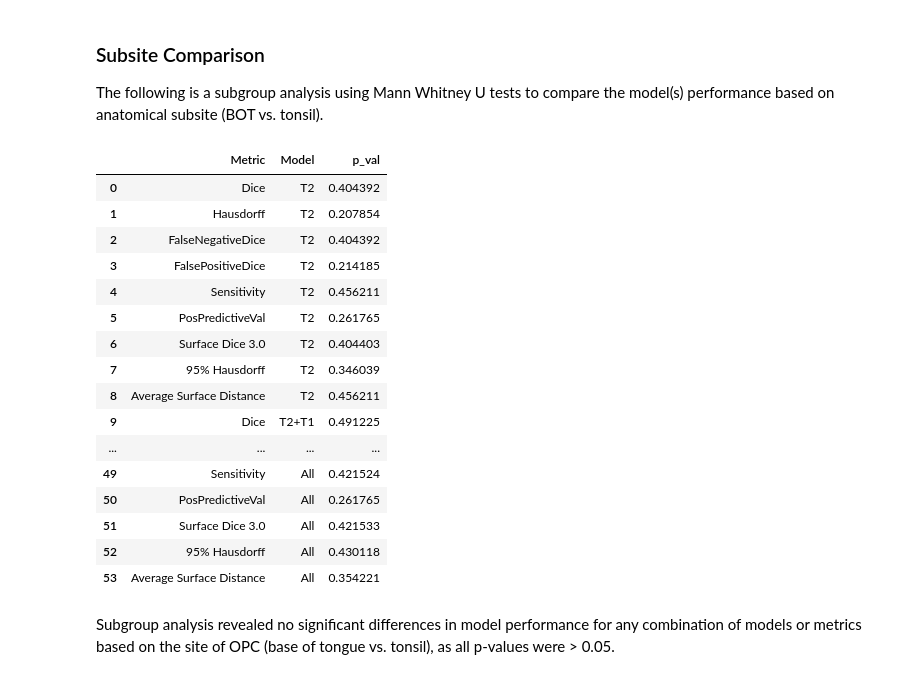
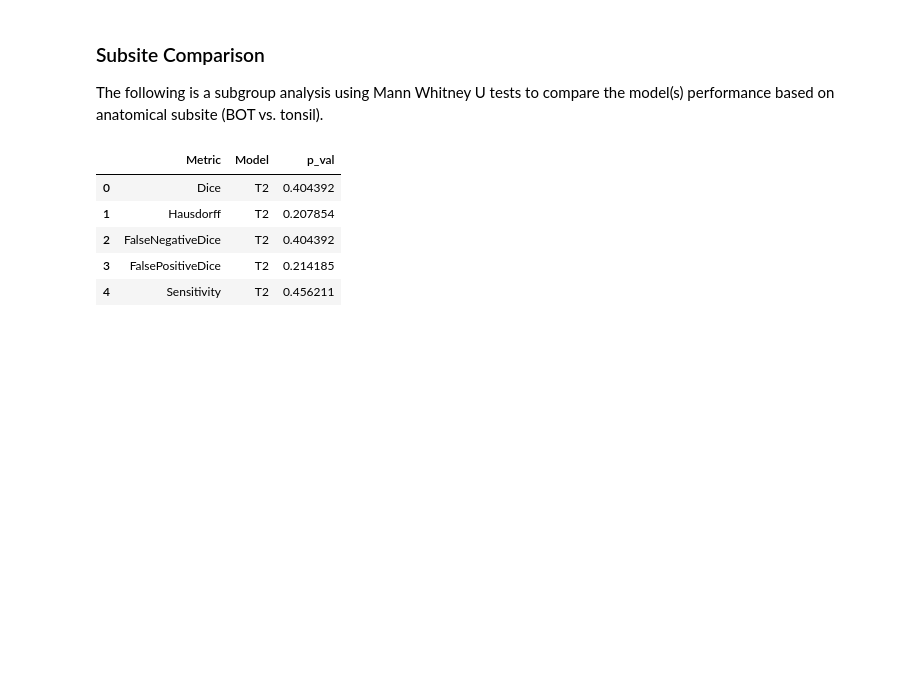
Before and after one commit to kwahid/mpMRI_OPC_GTVp_segmentation, a Jupyter notebook: mpMRI_data_dict_analysis_github.ipynb, the cells around one changed output. Cells and saved outputs as stored; diff of their text form; code cells hidden in the pictures; blank space fills up the shorter version.

```diff
--- a/mpMRI_data_dict_analysis_github.ipynb
+++ b/mpMRI_data_dict_analysis_github.ipynb
@@ -540,24 +526,11 @@ for model in model_list_copy:
         p_val = stats.mannwhitneyu(bot, tonsil)[1]
         df4.loc[counter] = [metric, model, p_val] # add to dataframe here
 # %%
-df4 # display
+df4.head() # display
 # %% [output]
 |  | Metric | Model | p_val |
 | 0 | Dice | T2 | 0.404392 |
 | 1 | Hausdorff | T2 | 0.207854 |
 | 2 | FalseNegativeDice | T2 | 0.404392 |
 | 3 | FalsePositiveDice | T2 | 0.214185 |
 | 4 | Sensitivity | T2 | 0.456211 |
-| 5 | PosPredictiveVal | T2 | 0.261765 |
-| 6 | Surface Dice 3.0 | T2 | 0.404403 |
-| 7 | 95% Hausdorff | T2 | 0.346039 |
-| 8 | Average Surface Distance | T2 | 0.456211 |
-| 9 | Dice | T2+T1 | 0.491225 |
-| ... | ... | ... | ... |
-| 49 | Sensitivity | All | 0.421524 |
-| 50 | PosPredictiveVal | All | 0.261765 |
-| 51 | Surface Dice 3.0 | All | 0.421533 |
-| 52 | 95% Hausdorff | All | 0.430118 |
-| 53 | Average Surface Distance | All | 0.354221 |
-# %% [markdown]
-Subgroup analysis revealed no significant differences in model performance for any combination of models or metrics based on the site of OPC (base of tongue vs. tonsil), as all p-values were > 0.05.
```
Also changed, not shown: parts of 8 cells of this notebook, 1 other file.
